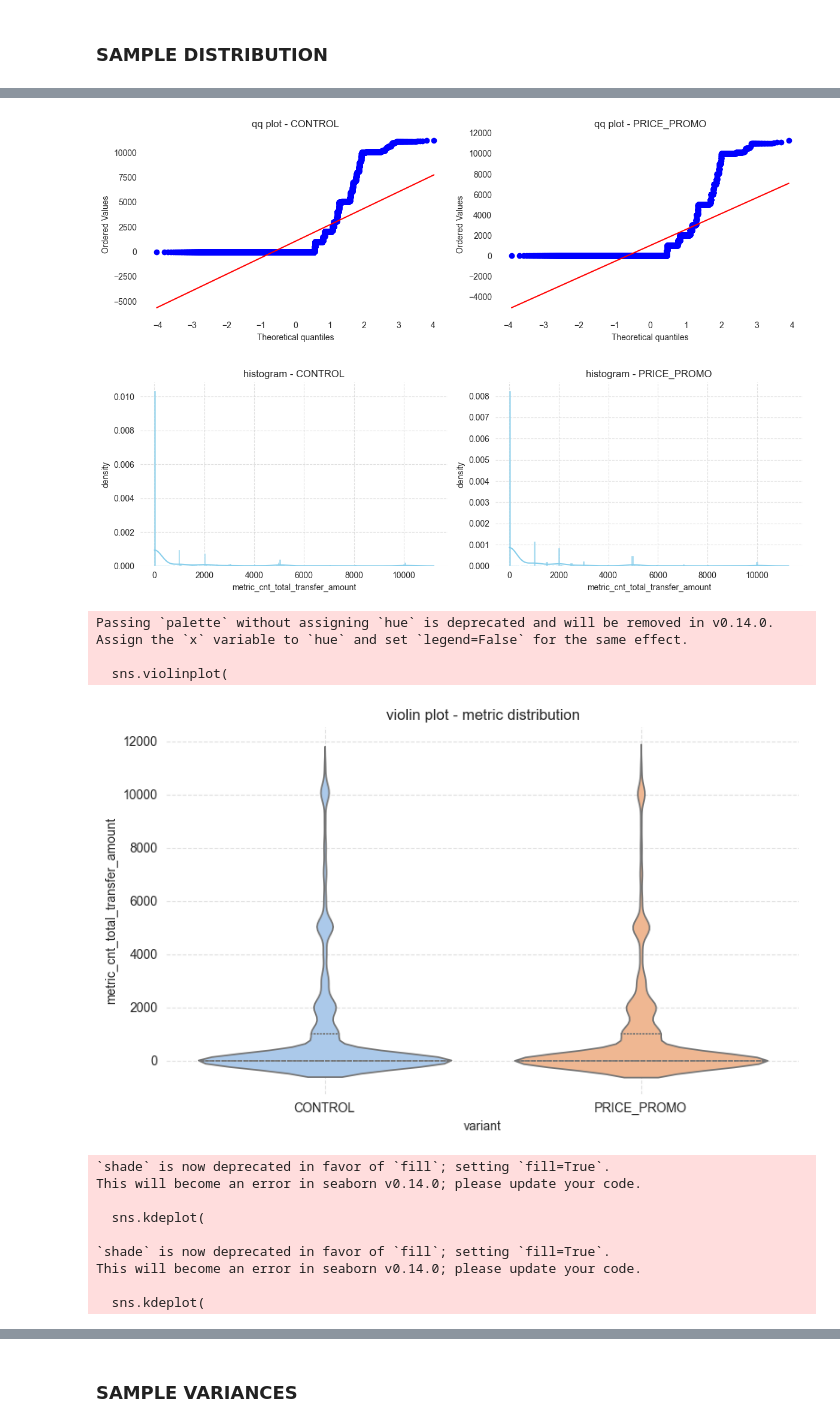
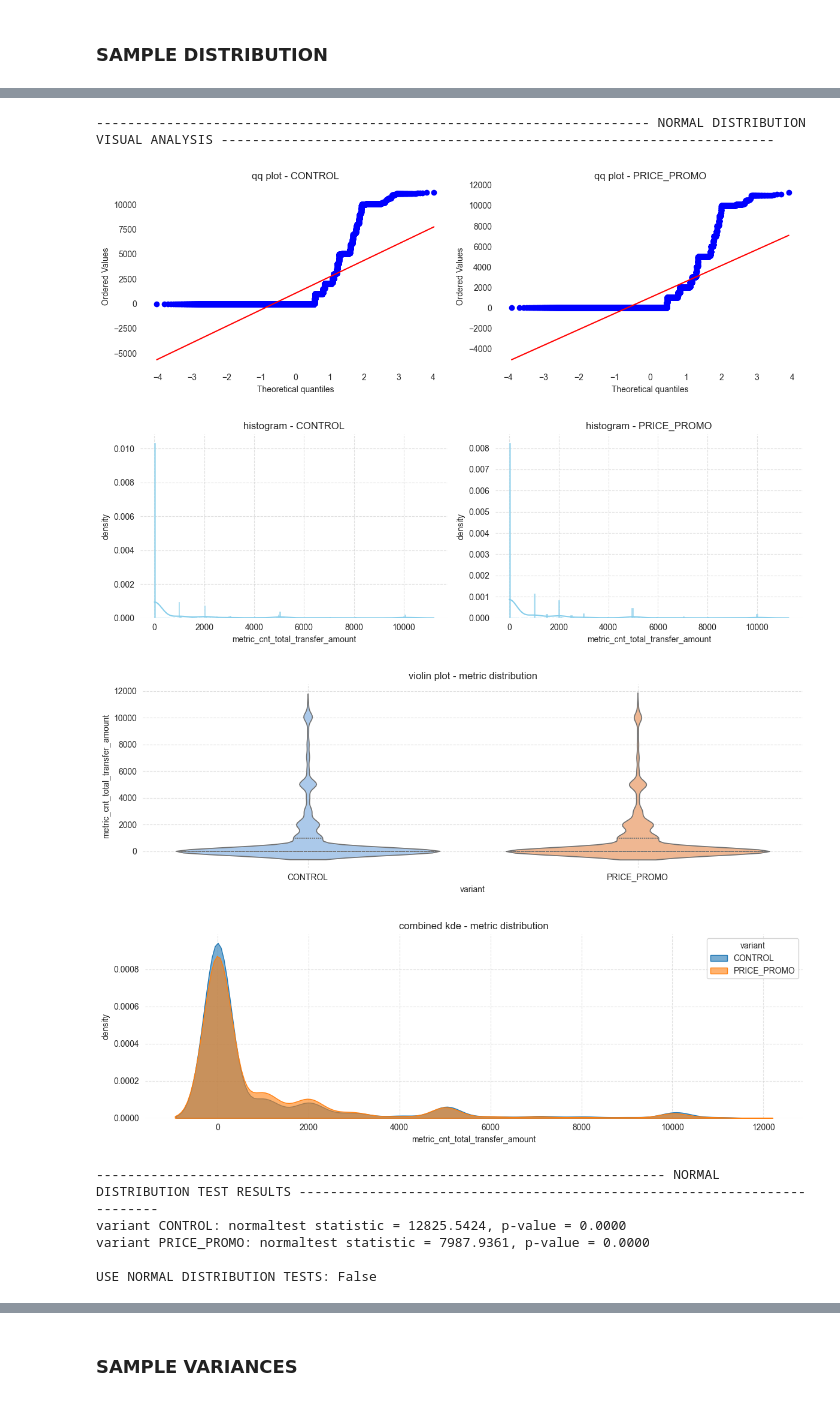
Before and after one commit to EAlmazanG/ab-test-framework, a Jupyter notebook: notebooks/ab-test_framework_template.ipynb, the cells around one changed output, grey strips where cells are left out. Saved outputs shown, nothing was run; the diff lists cells and outputs as text; code cells hidden in the pictures.

```diff
--- a/notebooks/ab-test_framework_template.ipynb
+++ b/notebooks/ab-test_framework_template.ipynb
@@ -248,11 +347,11 @@ selected_df
 # %%
+sns.set_style("white")
+
 def remove_axes_frame(ax):
-    # Remove all axes spines
     for spine in ax.spines.values():
         spine.set_visible(False)
 
 def calculate_distribution(selected_df, variant_column, metric_column):
-    # Calculate normality tests for each variant
     results = {}
     variants = selected_df[variant_column].unique()
     for variant in variants:
@@ -268,7 +367,6 @@ def calculate_distribution(selected_df, variant_column, metric_column):
     return results
 
 def plot_qq(selected_df, variant_column, metric_column):
-    # QQ plots for each variant
     variants = selected_df[variant_column].unique()
     n = len(variants)
     fig, axes = plt.subplots(1, n, figsize=(6 * n, 4))
@@ -283,7 +381,6 @@ def plot_qq(selected_df, variant_column, metric_column):
     plt.show()
 
 def plot_histogram_kde(selected_df, variant_column, metric_column):
-    # Histograms with KDE for each variant
     variants = selected_df[variant_column].unique()
     n = len(variants)
     fig, axes = plt.subplots(1, n, figsize=(6 * n, 4))
@@ -309,16 +406,21 @@ def plot_histogram_kde(selected_df, variant_column, metric_column):
     plt.show()
 
 def plot_violin(selected_df, variant_column, metric_column):
-    # Violin plot comparing variants
-    fig, ax = plt.subplots(figsize=(8, 5))
+    variants = selected_df[variant_column].unique()
+    n = len(variants)
+    fig, ax = plt.subplots(figsize=(6 * n, 4))
     sns.violinplot(
         x=variant_column,
         y=metric_column,
         data=selected_df,
+        hue=variant_column,
         palette='pastel',
         inner='quartile',
+        dodge=False,
         ax=ax
     )
+    if ax.get_legend() is not None:
+        ax.get_legend().remove()
     ax.set_title('violin plot - metric distribution', fontsize=12)
     ax.set_xlabel('variant')
     ax.set_ylabel(metric_column)
@@ -328,14 +430,14 @@ def plot_violin(selected_df, variant_column, metric_column):
     plt.show()
 
 def plot_combined_kde(selected_df, variant_column, metric_column):
-    # Combined KDE plot for all variants
-    fig, ax = plt.subplots(figsize=(8, 5))
     variants = selected_df[variant_column].unique()
+    n = len(variants)
+    fig, ax = plt.subplots(figsize=(6 * n, 4))
     for variant in variants:
         metric_data = selected_df.loc[selected_df[variant_column] == variant, metric_column]
         sns.kdeplot(
             metric_data,
-            shade=True,
+            fill=True,
             label=variant,
             alpha=0.6,
             ax=ax
@@ -348,26 +450,32 @@ def plot_combined_kde(selected_df, variant_column, metric_column):
     remove_axes_frame(ax)
     plt.tight_layout()
     plt.show()
+
+def set_normal_distribution_flag(distribution_results, alpha=0.05):
+    # Set flag for normal distribution based on p_value > alpha
+    for variant, result in distribution_results.items():
+        is_normal_distribution = result['p_value'] > alpha
+    return is_normal_distribution
 # %%
+print_title('NORMAL DISTRIBUTION VISUAL ANALYSIS', 180)
 plot_qq(selected_df, variant_column, metric_column)
 plot_histogram_kde(selected_df, variant_column, metric_column)
 plot_violin(selected_df, variant_column, metric_column)
 plot_combined_kde(selected_df, variant_column, metric_column)
 
-results = calculate_distribution(selected_df, variant_column, metric_column)
+print_title('NORMAL DISTRIBUTION TEST RESULTS', 180)
+distribution_results = calculate_distribution(selected_df, variant_column, metric_column)
+
+is_normal_distribution = set_normal_distribution_flag(distribution_results, alpha=0.05)
+print(f'\nUSE NORMAL DISTRIBUTION TESTS: {is_normal_distribution}')
 # %% [output]
+----------------------------------------------------------------------- NORMAL DISTRIBUTION VISUAL ANALYSIS -----------------------------------------------------------------------
 [figure]
 [figure]
-Passing `palette` without assigning `hue` is deprecated and will be removed in v0.14.0. Assign the `x` variable to `hue` and set `legend=False` for the same effect.
-
-  sns.violinplot(
-[figure, old version]
+[figure, new version]
+[figure, new version]
-`shade` is now deprecated in favor of `fill`; setting `fill=True`.
-This will become an error in seaborn v0.14.0; please update your code.
+------------------------------------------------------------------------- NORMAL DISTRIBUTION TEST RESULTS -------------------------------------------------------------------------
+variant CONTROL: normaltest statistic = 12825.5424, p-value = 0.0000
+variant PRICE_PROMO: normaltest statistic = 7987.9361, p-value = 0.0000
 
-  sns.kdeplot(
-
-`shade` is now deprecated in favor of `fill`; setting `fill=True`.
-This will become an error in seaborn v0.14.0; please update your code.
-
-  sns.kdeplot(
+USE NORMAL DISTRIBUTION TESTS: False
```
Also changed, not shown: parts of 16 cells of this notebook.
